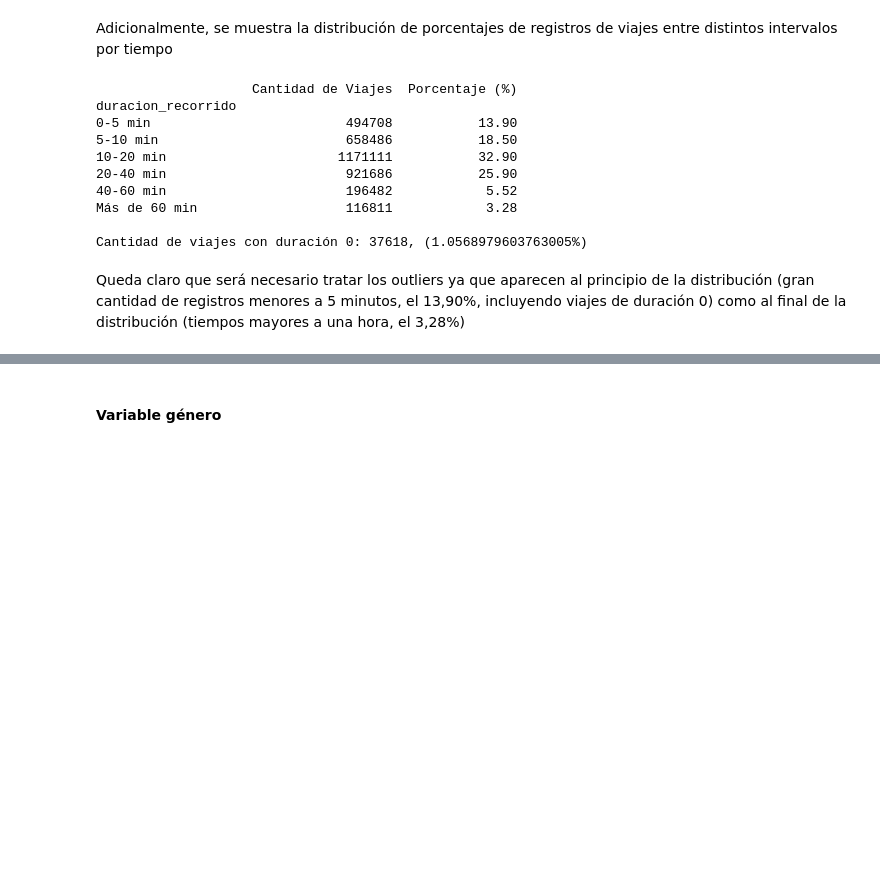
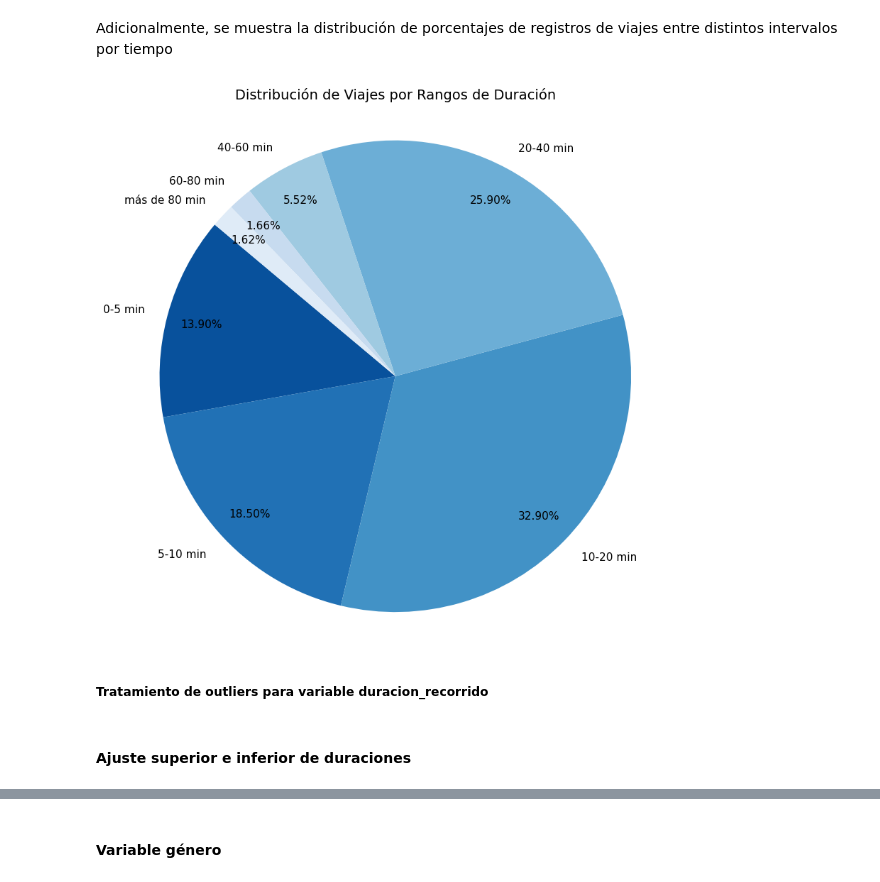
Before and after one commit to elianpinzas/add_tp_final, a Jupyter notebook: trabajo_final.ipynb, the cells around one changed output, grey strips where cells are left out. Cells and saved outputs as stored; diff of their text form; code cells hidden in the pictures; blank space fills up the shorter version.

```diff
--- a/trabajo_final.ipynb
+++ b/trabajo_final.ipynb
@@ -225,42 +240,34 @@ plt.show()
 # %% [markdown]
 Adicionalmente, se muestra la distribución de porcentajes de registros de viajes entre distintos intervalos por tiempo
-# %%
-# Intervalos y nombres
-cortes = [0, 5, 10, 20, 40, 60, float('inf')]
-etiquetas = ['0-5 min', '5-10 min', '10-20 min', '20-40 min', '40-60 min', 'Más de 60 min']
-
-# Se clasifica cada viaje en su intervalo (usando la duración en minutos)
-intervalos = pd.cut(ecobici_df['duracion_recorrido'], bins=cortes, labels=etiquetas, include_lowest=True)
-
-# Cantidad total de intervalos
-conteo_absoluto = intervalos.value_counts().sort_index()
-
-# % por intervalo
-tabla_porcentajes = intervalos.value_counts(normalize=True).sort_index() * 100
-
-reporte_duracion_recorridos_df = pd.DataFrame({
-    'Cantidad de Viajes': conteo_absoluto,
-    'Porcentaje (%)': tabla_porcentajes
-})
-
-reporte_duracion_recorridos_df['Porcentaje (%)'] = reporte_duracion_recorridos_df['Porcentaje (%)'].round(2)
-
-print(reporte_duracion_recorridos_df)
-
-print()
-viajes_totales = len(ecobici_df)
-viajes_con_duracion_cero = (ecobici_df['duracion_recorrido'] == 0).sum()
-print(f"Cantidad de viajes con duración 0: {(ecobici_df['duracion_recorrido'] == 0).sum()}, ({ viajes_con_duracion_cero * 100 / viajes_totales}%)")
-# %% [output]
-                    Cantidad de Viajes  Porcentaje (%)
-duracion_recorrido
-0-5 min                         494708           13.90
-5-10 min                        658486           18.50
-10-20 min                      1171111           32.90
-20-40 min                       921686           25.90
-40-60 min                       196482            5.52
-Más de 60 min                   116811            3.28
-
-Cantidad de viajes con duración 0: 37618, (1.0568979603763005%)
-# %% [markdown]
-Queda claro que será necesario tratar los outliers ya que aparecen al principio de la distribución (gran cantidad de registros menores a 5 minutos, el 13,90%, incluyendo viajes de duración 0) como al final de la distribución (tiempos mayores a una hora, el 3,28%)
+# %%
+# Se definen intervalos en minutos
+cortes = [0, 5, 10, 20, 40, 60, 80, float('inf')]
+etiquetas = ['0-5 min', '5-10 min', '10-20 min', '20-40 min', '40-60 min', '60-80 min', "más de 80 min"]
+
+intervalos = pd.cut(ecobici_df['duracion_recorrido'], bins=cortes, labels=etiquetas, include_lowest=True)
+conteo_absoluto = intervalos.value_counts().sort_index()
+
+plt.figure(figsize=(8, 8))
+
+colores = sns.color_palette('Blues_r', len(etiquetas))
+
+plt.pie(
+    conteo_absoluto,
+    labels=conteo_absoluto.index,
+    autopct='%1.2f%%',
+    startangle=140,
+    colors=colores,
+    pctdistance=0.85, # Aleja un poco los porcentajes del centro para que no se encimen
+    textprops={'fontsize': 11}
+)
+
+plt.title('Distribución de Viajes por Rangos de Duración', fontsize=14, pad=20)
+plt.axis('equal')
+plt.tight_layout()
+plt.show()
+# %% [output]
+[figure, added]
+# %% [markdown]
+##### **Tratamiento de outliers para variable duracion_recorrido**
+# %% [markdown]
+#### Ajuste superior e inferior de duraciones
```
Also changed, not shown: parts of 18 cells of this notebook.
